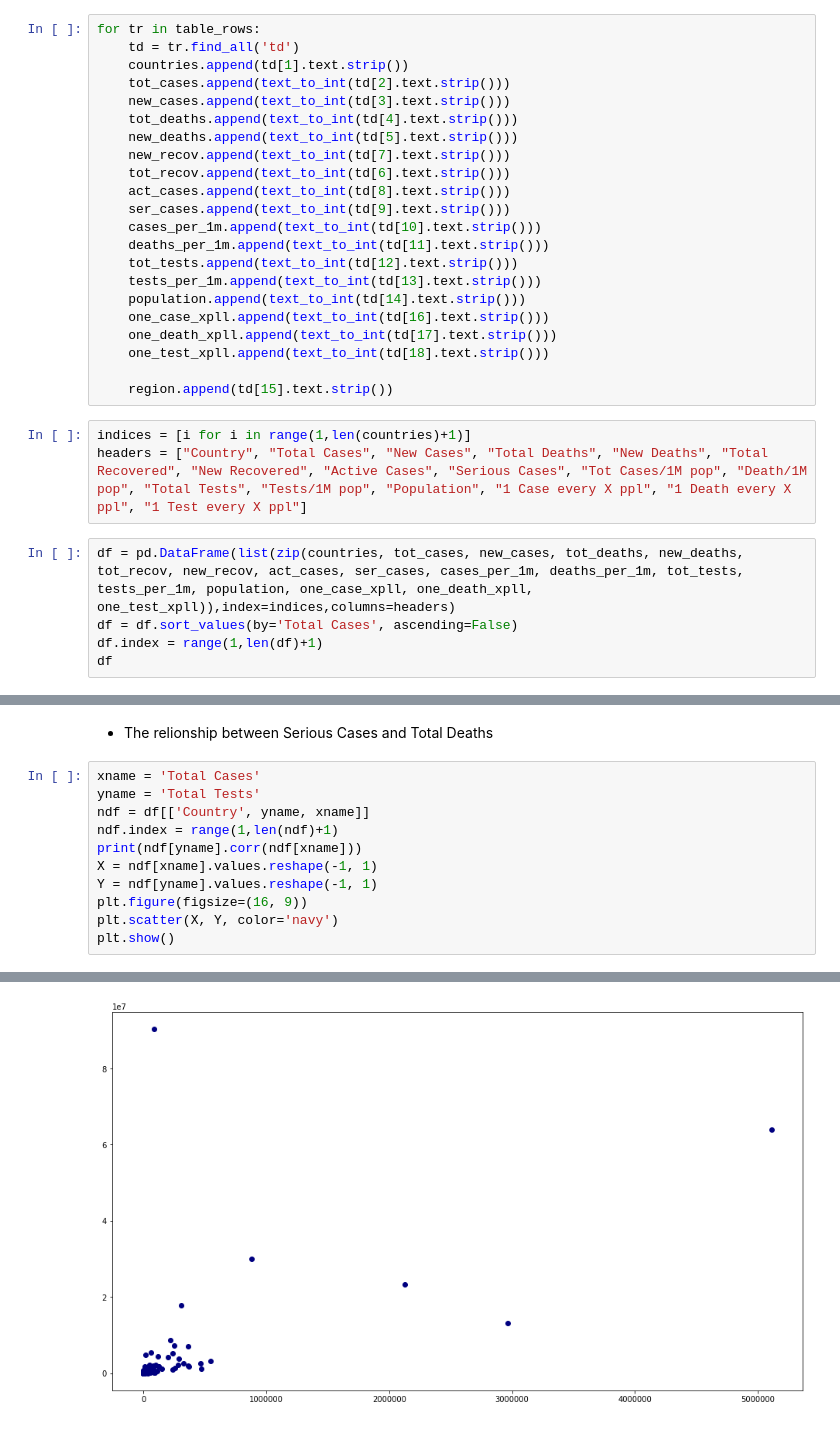
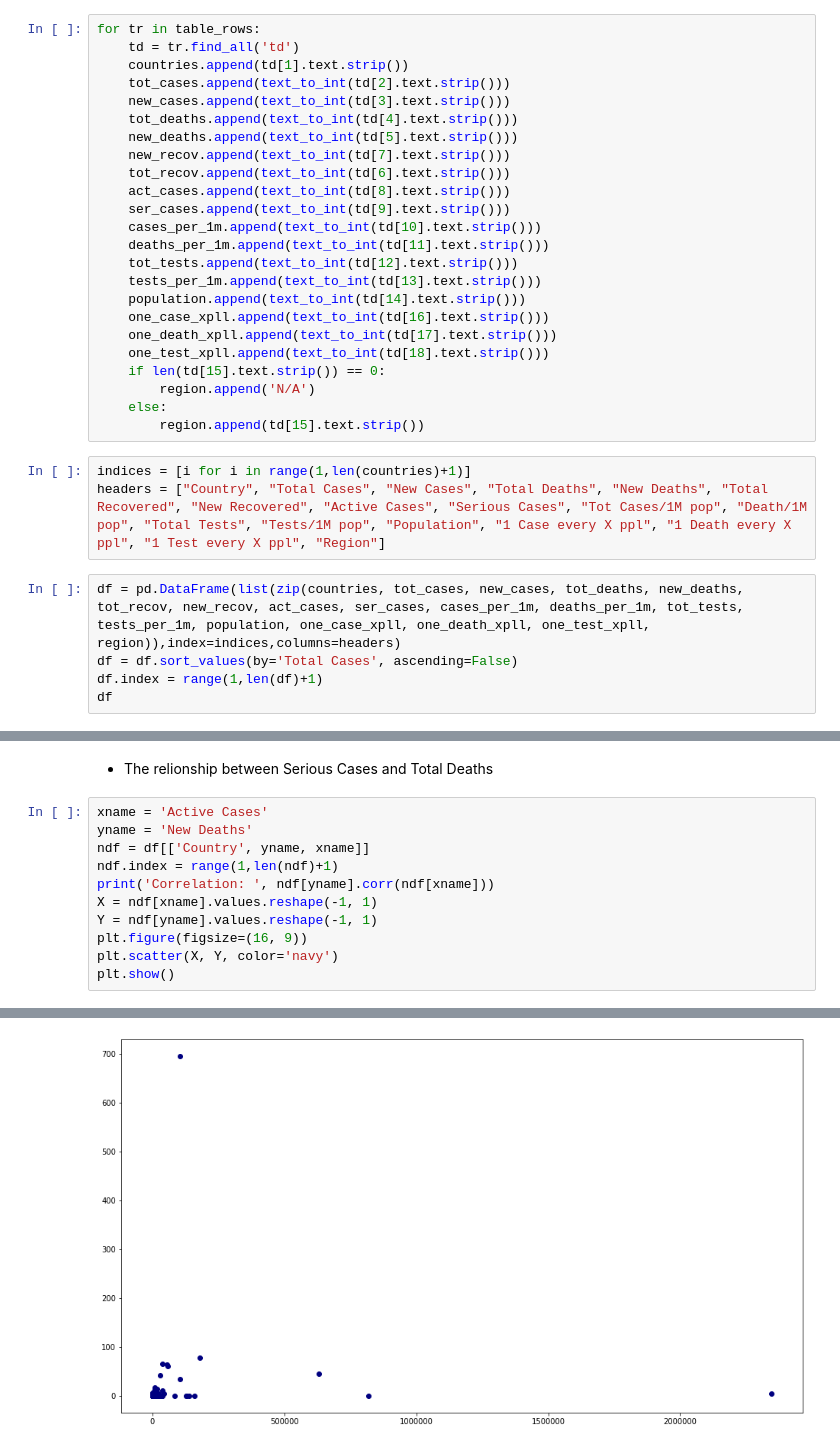
Before and after one commit to phamhuynhnhat99/DV-Lab01, a Jupyter notebook: DataVisualization - Lab01.ipynb, the cells around one changed output, grey strips where cells are left out. Cells and saved outputs as stored; diff of their text form.

```diff
--- a/DataVisualization - Lab01.ipynb
+++ b/DataVisualization - Lab01.ipynb
@@ -67,13 +67,15 @@ for tr in table_rows:
     one_case_xpll.append(text_to_int(td[16].text.strip()))
     one_death_xpll.append(text_to_int(td[17].text.strip()))
     one_test_xpll.append(text_to_int(td[18].text.strip()))
-
-    region.append(td[15].text.strip())
+    if len(td[15].text.strip()) == 0:
+        region.append('N/A')
+    else:
+        region.append(td[15].text.strip())
 # %%
 indices = [i for i in range(1,len(countries)+1)]
-headers = ["Country", "Total Cases", "New Cases", "Total Deaths", "New Deaths", "Total Recovered", "New Recovered", "Active Cases", "Serious Cases", "Tot Cases/1M pop", "Death/1M pop", "Total Tests", "Tests/1M pop", "Population", "1 Case every X ppl", "1 Death every X ppl", "1 Test every X ppl"]
+headers = ["Country", "Total Cases", "New Cases", "Total Deaths", "New Deaths", "Total Recovered", "New Recovered", "Active Cases", "Serious Cases", "Tot Cases/1M pop", "Death/1M pop", "Total Tests", "Tests/1M pop", "Population", "1 Case every X ppl", "1 Death every X ppl", "1 Test every X ppl", "Region"]
 # %%
-df = pd.DataFrame(list(zip(countries, tot_cases, new_cases, tot_deaths, new_deaths, tot_recov, new_recov, act_cases, ser_cases, cases_per_1m, deaths_per_1m, tot_tests, tests_per_1m, population, one_case_xpll, one_death_xpll, one_test_xpll)),index=indices,columns=headers)
+df = pd.DataFrame(list(zip(countries, tot_cases, new_cases, tot_deaths, new_deaths, tot_recov, new_recov, act_cases, ser_cases, cases_per_1m, deaths_per_1m, tot_tests, tests_per_1m, population, one_case_xpll, one_death_xpll, one_test_xpll, region)),index=indices,columns=headers)
 df = df.sort_values(by='Total Cases', ascending=False)
 df.index = range(1,len(df)+1)
 df
@@ -194,11 +264,11 @@ plt.show()
 # %% [markdown]
 * The relionship between Serious Cases and Total Deaths
 # %%
-xname = 'Total Cases'
-yname = 'Total Tests'
+xname = 'Active Cases'
+yname = 'New Deaths'
 ndf = df[['Country', yname, xname]]
 ndf.index = range(1,len(ndf)+1)
-print(ndf[yname].corr(ndf[xname]))
+print('Correlation: ', ndf[yname].corr(ndf[xname]))
 X = ndf[xname].values.reshape(-1, 1)
 Y = ndf[yname].values.reshape(-1, 1)
 plt.figure(figsize=(16, 9))
@@ -209 +279 @@ plt.show()
-[figure, old version]
+[figure, new version]
```
Also changed, not shown: parts of 16 cells of this notebook, 10 other files.
